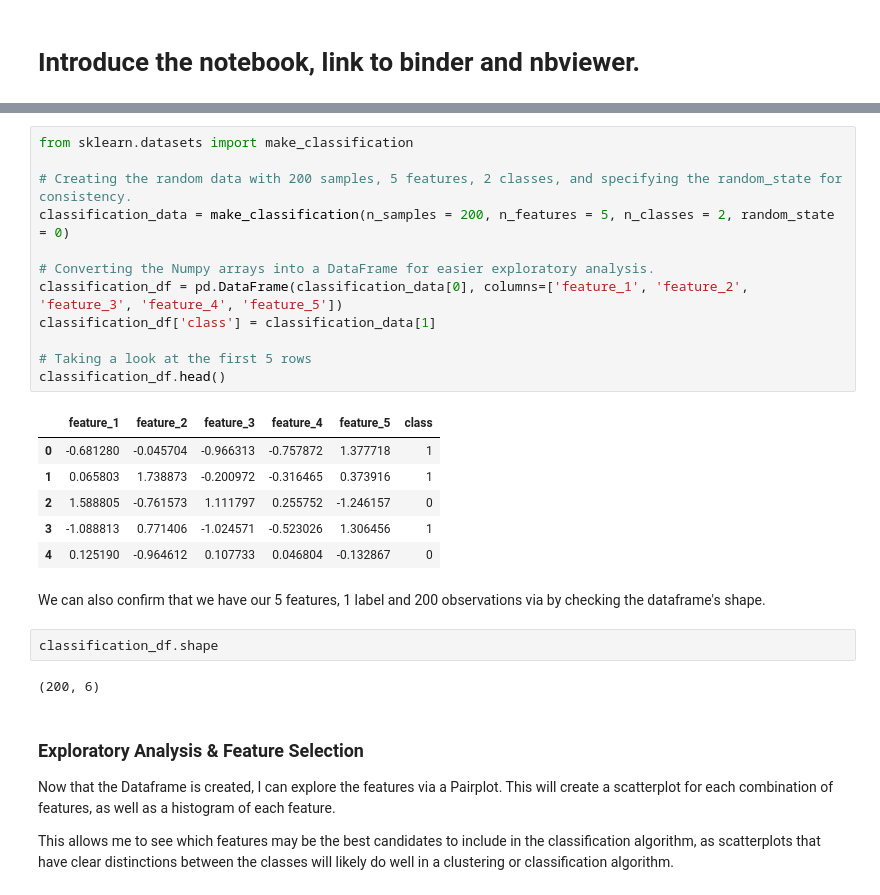
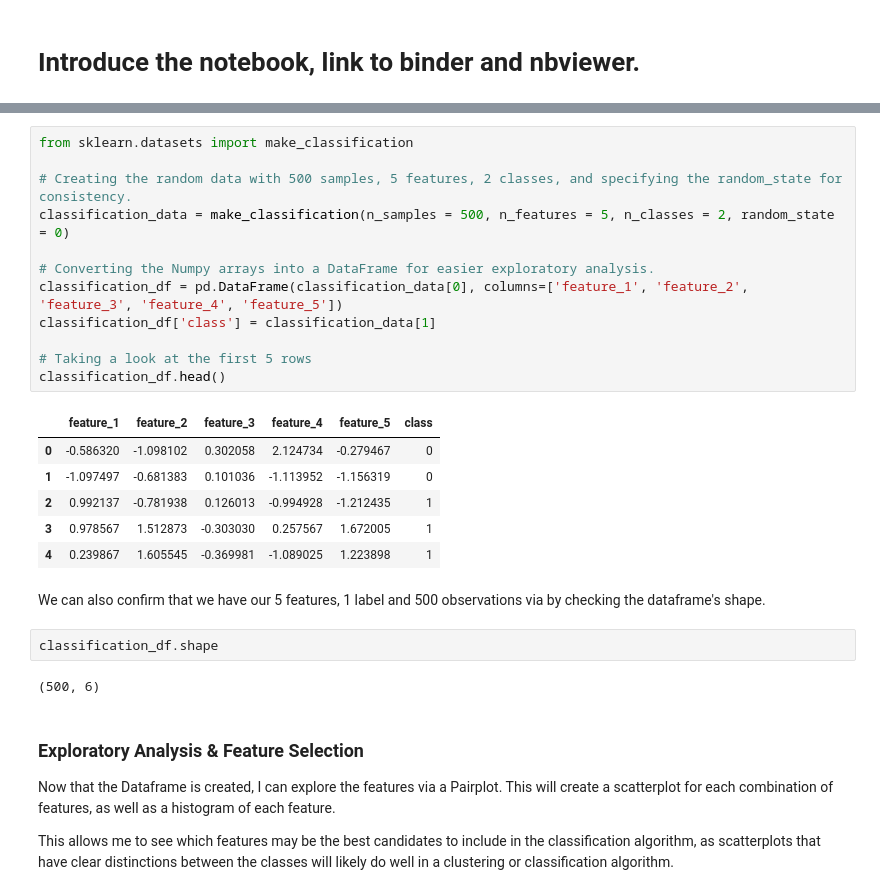
Before and after one commit to OtherBrian/machine-learning, a Jupyter notebook: scikit-learn.ipynb, the cells around one changed output, grey strips where cells are left out. Saved outputs shown, nothing was run; the diff lists cells and outputs as text.

```diff
--- a/scikit-learn.ipynb
+++ b/scikit-learn.ipynb
@@ -84,28 +85,28 @@ For my examples, I will be creating a dataset consisting of 200 samples spread e
 # %%
 from sklearn.datasets import make_classification
 
-# Creating the random data with 200 samples, 5 features, 2 classes, and specifying the random_state for consistency.
-classification_data = make_classification(n_samples = 200, n_features = 5, n_classes = 2, random_state = 0)
+# Creating the random data with 500 samples, 5 features, 2 classes, and specifying the random_state for consistency.
+classification_data = make_classification(n_samples = 500, n_features = 5, n_classes = 2, random_state = 0)
 
 # Converting the Numpy arrays into a DataFrame for easier exploratory analysis.
 classification_df = pd.DataFrame(classification_data[0], columns=['feature_1', 'feature_2', 'feature_3', 'feature_4', 'feature_5'])
 classification_df['class'] = classification_data[1]
 
 # Taking a look at the first 5 rows
 classification_df.head()
 # %% [output]
 |  | feature_1 | feature_2 | feature_3 | feature_4 | feature_5 | class |
-| 0 | -0.681280 | -0.045704 | -0.966313 | -0.757872 | 1.377718 | 1 |
-| 1 | 0.065803 | 1.738873 | -0.200972 | -0.316465 | 0.373916 | 1 |
-| 2 | 1.588805 | -0.761573 | 1.111797 | 0.255752 | -1.246157 | 0 |
-| 3 | -1.088813 | 0.771406 | -1.024571 | -0.523026 | 1.306456 | 1 |
-| 4 | 0.125190 | -0.964612 | 0.107733 | 0.046804 | -0.132867 | 0 |
+| 0 | -0.586320 | -1.098102 | 0.302058 | 2.124734 | -0.279467 | 0 |
+| 1 | -1.097497 | -0.681383 | 0.101036 | -1.113952 | -1.156319 | 0 |
+| 2 | 0.992137 | -0.781938 | 0.126013 | -0.994928 | -1.212435 | 1 |
+| 3 | 0.978567 | 1.512873 | -0.303030 | 0.257567 | 1.672005 | 1 |
+| 4 | 0.239867 | 1.605545 | -0.369981 | -1.089025 | 1.223898 | 1 |
 # %% [markdown]
-We can also confirm that we have our 5 features, 1 label and 200 observations via by checking the dataframe's shape.
+We can also confirm that we have our 5 features, 1 label and 500 observations via by checking the dataframe's shape.
 # %%
 classification_df.shape
 # %% [output]
-(200, 6)
+(500, 6)
 # %% [markdown]
 ### Exploratory Analysis & Feature Selection
 
```
Also changed, not shown: parts of 30 cells of this notebook, 2 other files.
